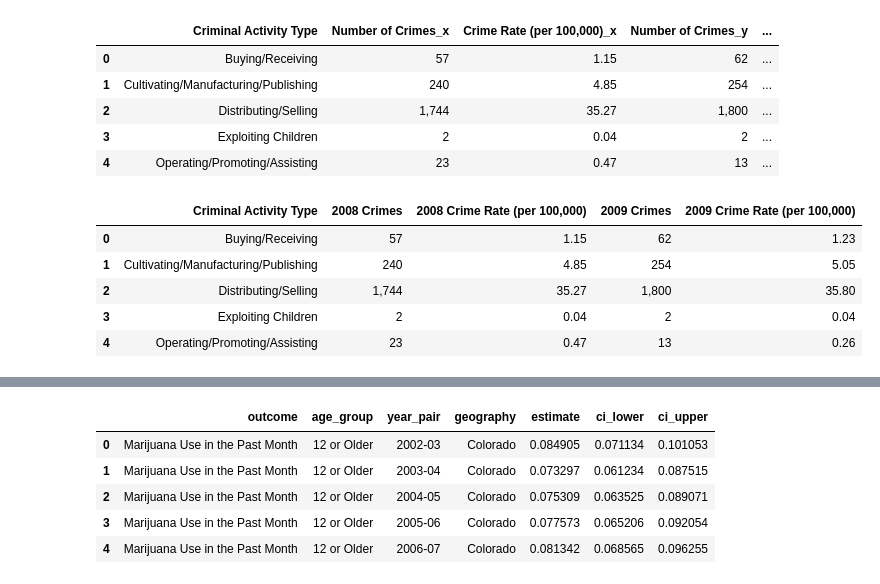
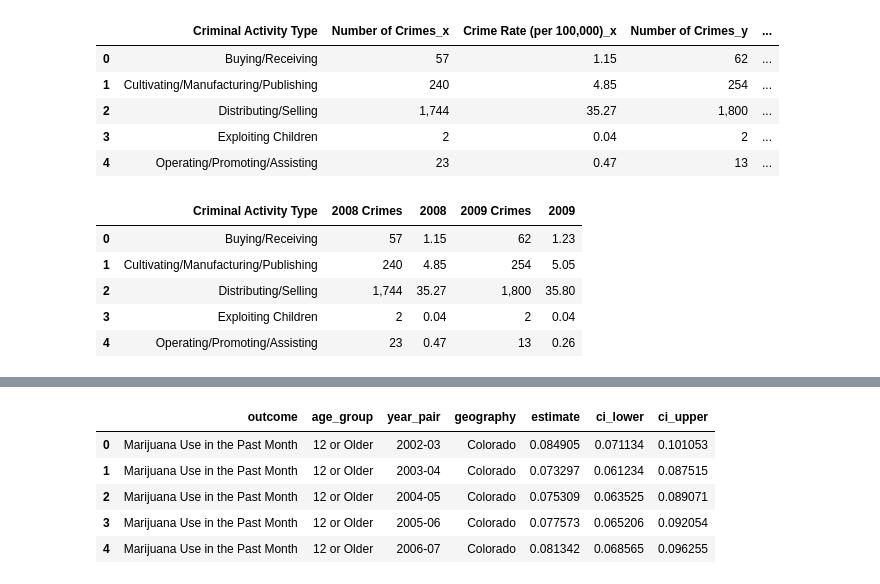
Before and after one commit to zdsteele/Project_1, a Jupyter notebook: Firestone/Drug Crimes.ipynb, the cells around one changed output, grey strips where cells are left out. Drawn from its saved outputs; the diff is of its cells as text; code cells hidden in the pictures.

```diff
--- a/Firestone/Drug Crimes.ipynb
+++ b/Firestone/Drug Crimes.ipynb
@@ -41,14 +41,14 @@ combined_crimes.head()
 | 4 | Operating/Promoting/Assisting | 23 | 0.47 | 13 | ... |
 # %%
 combined_crimes=combined_crimes.rename(columns={"Number of Crimes_x":"2008 Crimes",
-                                                "Crime Rate (per 100,000)_x":"2008 Crime Rate (per 100,000)",
+                                                "Crime Rate (per 100,000)_x":"2008",
                                                 "Number of Crimes_y":"2009 Crimes",
-                                                "Crime Rate (per 100,000)_y":"2009 Crime Rate (per 100,000)"
+                                                "Crime Rate (per 100,000)_y":"2009"
 })
 
 combined_crimes.head()
 # %% [output]
-|  | Criminal Activity Type | 2008 Crimes | 2008 Crime Rate (per 100,000) | 2009 Crimes | 2009 Crime Rate (per 100,000) |
+|  | Criminal Activity Type | 2008 Crimes | 2008 | 2009 Crimes | 2009 |
 | 0 | Buying/Receiving | 57 | 1.15 | 62 | 1.23 |
 | 1 | Cultivating/Manufacturing/Publishing | 240 | 4.85 | 254 | 5.05 |
 | 2 | Distributing/Selling | 1,744 | 35.27 | 1,800 | 35.80 |
```
Also changed, not shown: parts of 20 cells of this notebook, 2 other files.
